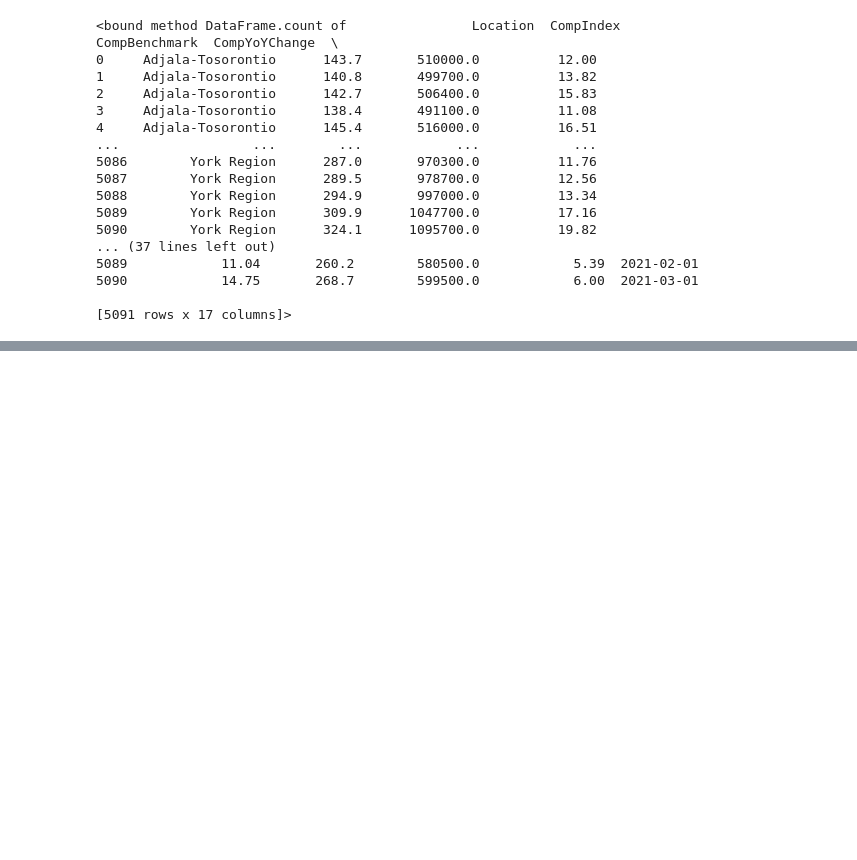
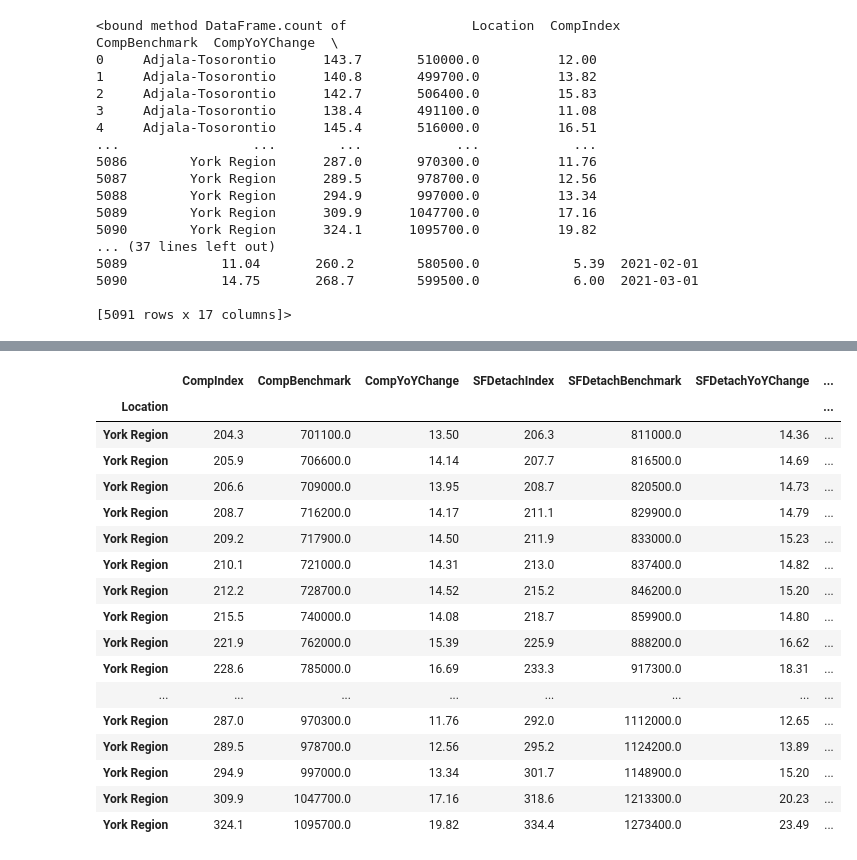
Before and after one commit to ycolagelo/Ontario-Housing-Project, a Jupyter notebook: Kaggle MLS Data.ipynb, the cells around one changed output, grey strips where cells are left out. Drawn from its saved outputs; the diff is of its cells as text; code cells hidden in the pictures; blank space fills up the shorter version.

Commit message:
Dropped Nulls and Started Analysis of Kaggle Data

```diff
--- a/Kaggle MLS Data.ipynb
+++ b/Kaggle MLS Data.ipynb
@@ -45,0 +185,4 @@ mls_data_df.count
+# %%
+#Drop Records that have at least one null value
+mls_data_df.dropna(inplace=True)
+mls_data_df
@@ -45,0 +246,2 @@ mls_data_df.count
+# %%
+pd.set_option('display.max_rows', 500)
@@ -45,0 +270,3 @@ mls_data_df.count
+# %%
+mls_data_df.set_index(['Location'], inplace=True)
+mls_data_df.head()
@@ -45,0 +281,21 @@ mls_data_df.count
+# %%
+mls_data_df.loc['York Region']
+# %% [output]
+|  | CompIndex | CompBenchmark | CompYoYChange | SFDetachIndex | SFDetachBenchmark | SFDetachYoYChange | ... |
+| Location |  |  |  |  |  |  | ... |
+| York Region | 204.3 | 701100.0 | 13.50 | 206.3 | 811000.0 | 14.36 | ... |
+| York Region | 205.9 | 706600.0 | 14.14 | 207.7 | 816500.0 | 14.69 | ... |
+| York Region | 206.6 | 709000.0 | 13.95 | 208.7 | 820500.0 | 14.73 | ... |
+| York Region | 208.7 | 716200.0 | 14.17 | 211.1 | 829900.0 | 14.79 | ... |
+| York Region | 209.2 | 717900.0 | 14.50 | 211.9 | 833000.0 | 15.23 | ... |
+| York Region | 210.1 | 721000.0 | 14.31 | 213.0 | 837400.0 | 14.82 | ... |
+| York Region | 212.2 | 728700.0 | 14.52 | 215.2 | 846200.0 | 15.20 | ... |
+| York Region | 215.5 | 740000.0 | 14.08 | 218.7 | 859900.0 | 14.80 | ... |
+| York Region | 221.9 | 762000.0 | 15.39 | 225.9 | 888200.0 | 16.62 | ... |
+| York Region | 228.6 | 785000.0 | 16.69 | 233.3 | 917300.0 | 18.31 | ... |
+| ... | ... | ... | ... | ... | ... | ... | ... |
+| York Region | 287.0 | 970300.0 | 11.76 | 292.0 | 1112000.0 | 12.65 | ... |
+| York Region | 289.5 | 978700.0 | 12.56 | 295.2 | 1124200.0 | 13.89 | ... |
+| York Region | 294.9 | 997000.0 | 13.34 | 301.7 | 1148900.0 | 15.20 | ... |
+| York Region | 309.9 | 1047700.0 | 17.16 | 318.6 | 1213300.0 | 20.23 | ... |
+| York Region | 324.1 | 1095700.0 | 19.82 | 334.4 | 1273400.0 | 23.49 | ... |
```
Also changed, not shown: parts of 18 cells of this notebook.
